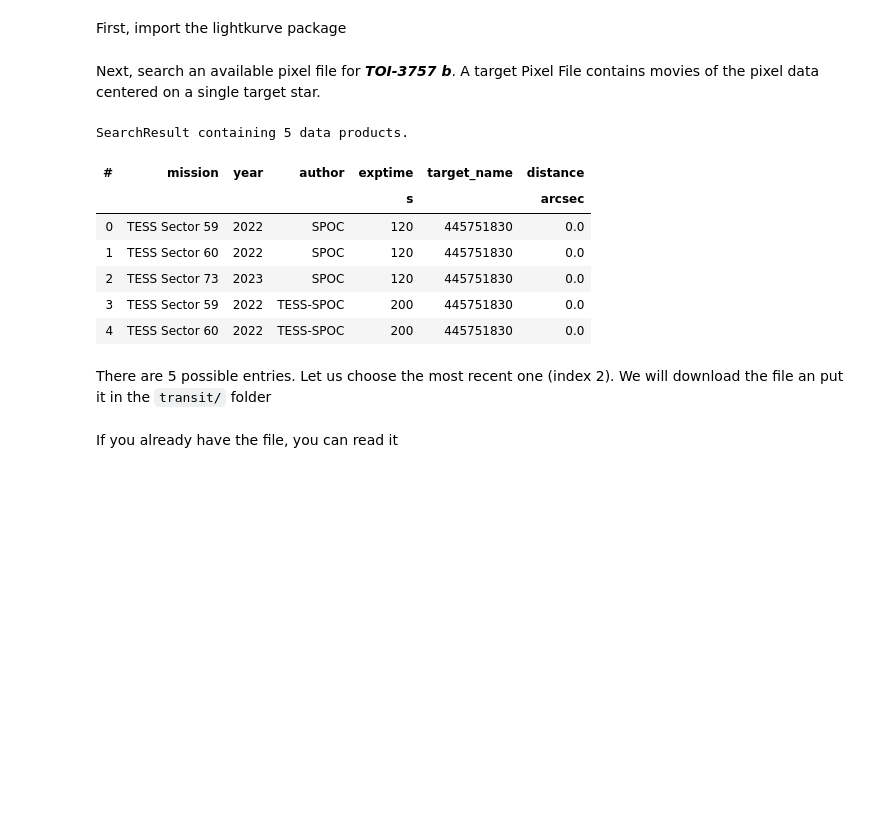
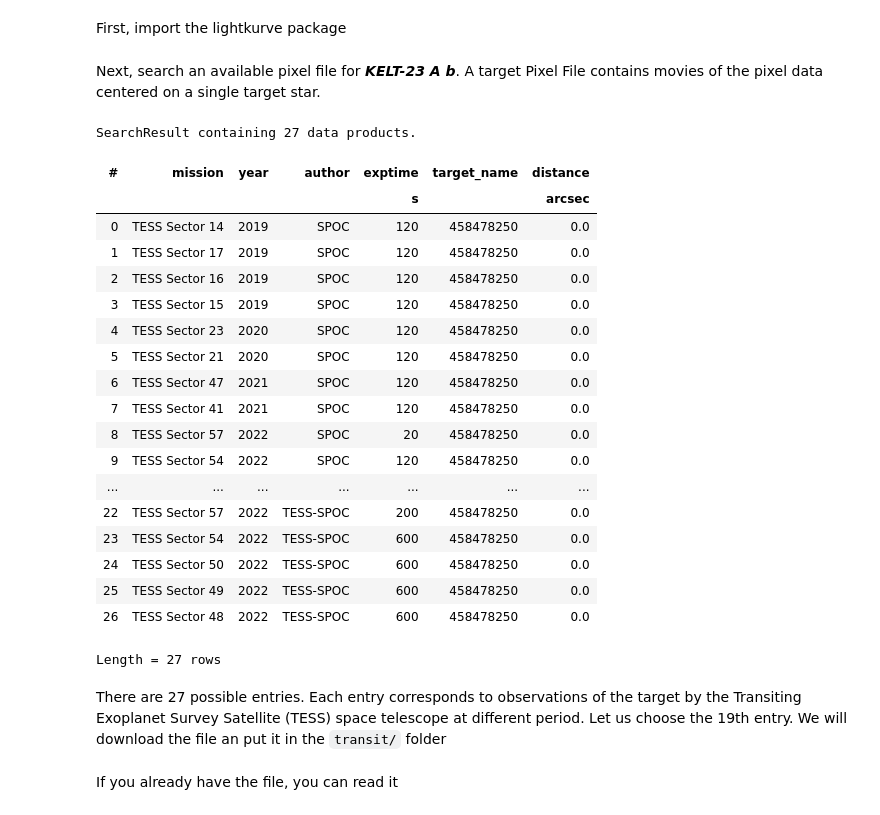
Before and after one commit to Tenivar/PicDuMidi2024, a Jupyter notebook: 04_transit.ipynb, the cells around one changed output. Drawn from its saved outputs; the diff is of its cells as text; code cells hidden in the pictures; blank space fills up the shorter version.

````diff
--- a/04_transit.ipynb
+++ b/04_transit.ipynb
@@ -42,19 +42,31 @@ First, import the lightkurve package
 import lightkurve as lk
 %matplotlib inline
 # %% [markdown]
-Next, search an available pixel file for ***TOI-3757 b***. A target Pixel File contains movies of the pixel data centered on a single target star.
+Next, search an available pixel file for ***KELT-23 A b***. A target Pixel File contains movies of the pixel data centered on a single target star.
 # %%
-pixelfile = lk.search_targetpixelfile("TOI-3757 b")
+pixelfile = lk.search_targetpixelfile("KELT-23 A b")
 pixelfile
 # %% [output]
-SearchResult containing 5 data products.
+SearchResult containing 27 data products.
 | # | mission | year | author | exptime | target_name | distance |
 |  |  |  |  | s |  | arcsec |
-| 0 | TESS Sector 59 | 2022 | SPOC | 120 | 445751830 | 0.0 |
-| 1 | TESS Sector 60 | 2022 | SPOC | 120 | 445751830 | 0.0 |
-| 2 | TESS Sector 73 | 2023 | SPOC | 120 | 445751830 | 0.0 |
-| 3 | TESS Sector 59 | 2022 | TESS-SPOC | 200 | 445751830 | 0.0 |
-| 4 | TESS Sector 60 | 2022 | TESS-SPOC | 200 | 445751830 | 0.0 |
+| 0 | TESS Sector 14 | 2019 | SPOC | 120 | 458478250 | 0.0 |
+| 1 | TESS Sector 17 | 2019 | SPOC | 120 | 458478250 | 0.0 |
+| 2 | TESS Sector 16 | 2019 | SPOC | 120 | 458478250 | 0.0 |
+| 3 | TESS Sector 15 | 2019 | SPOC | 120 | 458478250 | 0.0 |
+| 4 | TESS Sector 23 | 2020 | SPOC | 120 | 458478250 | 0.0 |
+| 5 | TESS Sector 21 | 2020 | SPOC | 120 | 458478250 | 0.0 |
+| 6 | TESS Sector 47 | 2021 | SPOC | 120 | 458478250 | 0.0 |
+| 7 | TESS Sector 41 | 2021 | SPOC | 120 | 458478250 | 0.0 |
+| 8 | TESS Sector 57 | 2022 | SPOC | 20 | 458478250 | 0.0 |
+| 9 | TESS Sector 54 | 2022 | SPOC | 120 | 458478250 | 0.0 |
+| ... | ... | ... | ... | ... | ... | ... |
+| 22 | TESS Sector 57 | 2022 | TESS-SPOC | 200 | 458478250 | 0.0 |
+| 23 | TESS Sector 54 | 2022 | TESS-SPOC | 600 | 458478250 | 0.0 |
+| 24 | TESS Sector 50 | 2022 | TESS-SPOC | 600 | 458478250 | 0.0 |
+| 25 | TESS Sector 49 | 2022 | TESS-SPOC | 600 | 458478250 | 0.0 |
+| 26 | TESS Sector 48 | 2022 | TESS-SPOC | 600 | 458478250 | 0.0 |
+Length = 27 rows
 # %% [markdown]
-There are 5 possible entries. Let us choose the most recent one (index 2). We will download the file an put it in the ```transit/``` folder
+There are 27 possible entries. Each entry corresponds to observations of the target by the Transiting Exoplanet Survey Satellite (TESS) space telescope at different period. Let us choose the 19th entry. We will download the file an put it in the ```transit/``` folder
 # %%
````
Also changed, not shown: parts of 31 cells of this notebook.
